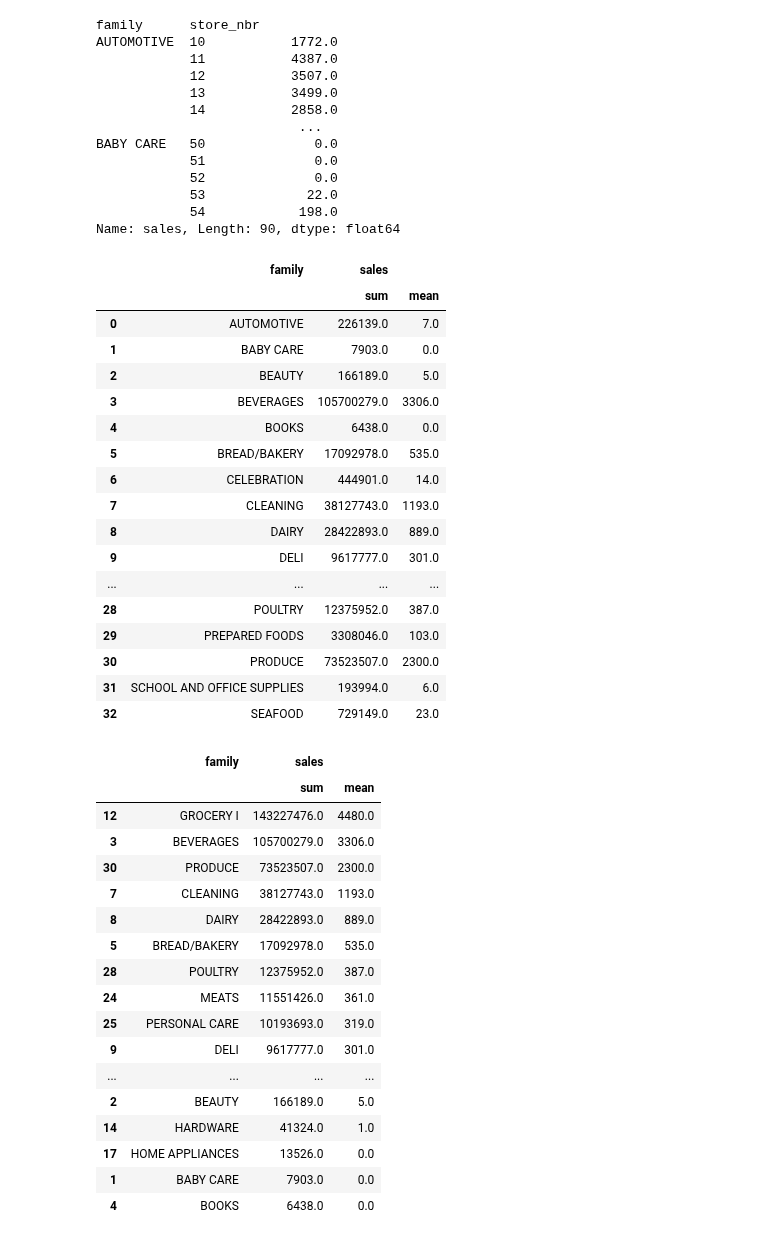
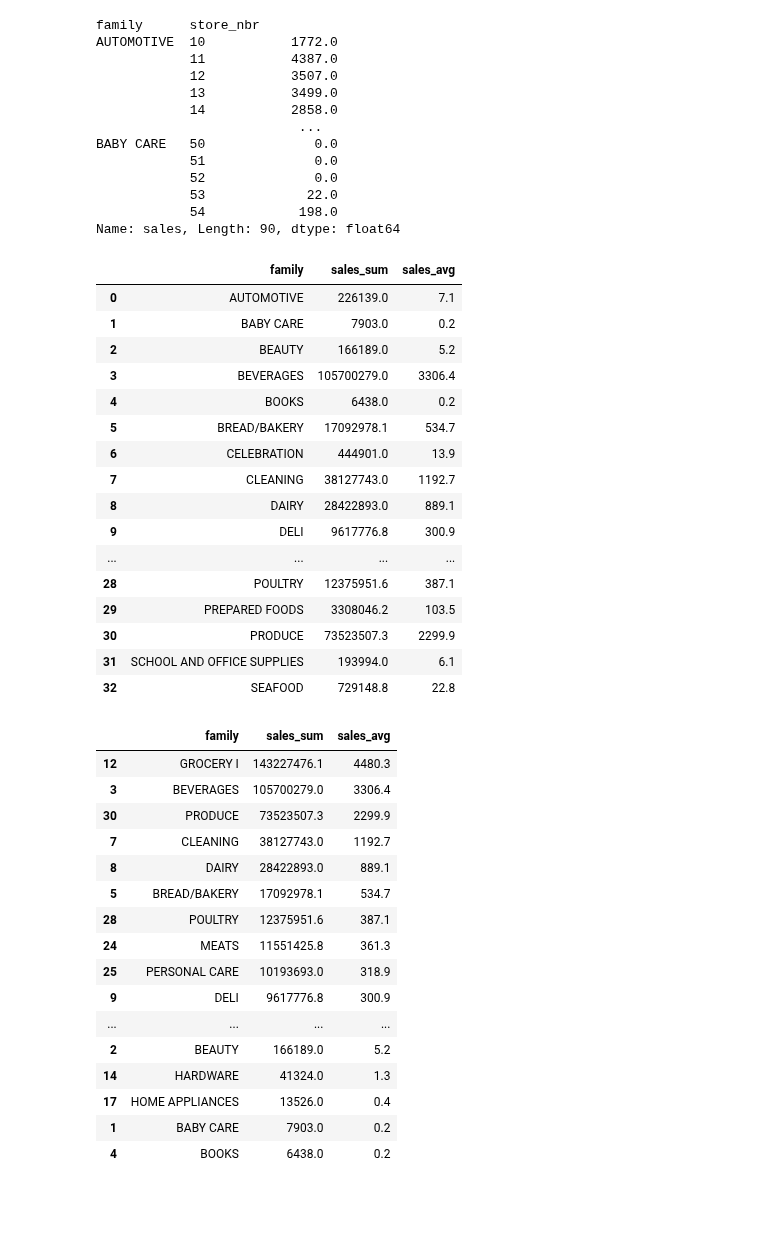
Before and after one commit to lingeshnafeax/DataScience, a Jupyter notebook: Numpy Pandas/DataFrame.ipynb, the cells around one changed output. Cells and saved outputs as stored; diff of their text form; code cells hidden in the pictures; blank space fills up the shorter version.

```diff
--- a/Numpy Pandas/DataFrame.ipynb
+++ b/Numpy Pandas/DataFrame.ipynb
@@ -44,46 +44,44 @@ BABY CARE   50              0.0
             54            198.0
 Name: sales, Length: 90, dtype: float64
 # %%
-sales=df.groupby(["family"],as_index=False).agg({"sales":["sum","mean"]}).round()
+sales=df.groupby(["family"],as_index=False).agg(sales_sum=("sales","sum"),sales_avg=("sales","mean")).round(1)
 # %%
-sales.index
+sales
 # %% [output]
-|  | family | sales |  |
-|  |  | sum | mean |
-| 0 | AUTOMOTIVE | 226139.0 | 7.0 |
-| 1 | BABY CARE | 7903.0 | 0.0 |
-| 2 | BEAUTY | 166189.0 | 5.0 |
-| 3 | BEVERAGES | 105700279.0 | 3306.0 |
-| 4 | BOOKS | 6438.0 | 0.0 |
-| 5 | BREAD/BAKERY | 17092978.0 | 535.0 |
-| 6 | CELEBRATION | 444901.0 | 14.0 |
-| 7 | CLEANING | 38127743.0 | 1193.0 |
-| 8 | DAIRY | 28422893.0 | 889.0 |
-| 9 | DELI | 9617777.0 | 301.0 |
+|  | family | sales_sum | sales_avg |
+| 0 | AUTOMOTIVE | 226139.0 | 7.1 |
+| 1 | BABY CARE | 7903.0 | 0.2 |
+| 2 | BEAUTY | 166189.0 | 5.2 |
+| 3 | BEVERAGES | 105700279.0 | 3306.4 |
+| 4 | BOOKS | 6438.0 | 0.2 |
+| 5 | BREAD/BAKERY | 17092978.1 | 534.7 |
+| 6 | CELEBRATION | 444901.0 | 13.9 |
+| 7 | CLEANING | 38127743.0 | 1192.7 |
+| 8 | DAIRY | 28422893.0 | 889.1 |
+| 9 | DELI | 9617776.8 | 300.9 |
 | ... | ... | ... | ... |
-| 28 | POULTRY | 12375952.0 | 387.0 |
-| 29 | PREPARED FOODS | 3308046.0 | 103.0 |
-| 30 | PRODUCE | 73523507.0 | 2300.0 |
-| 31 | SCHOOL AND OFFICE SUPPLIES | 193994.0 | 6.0 |
-| 32 | SEAFOOD | 729149.0 | 23.0 |
+| 28 | POULTRY | 12375951.6 | 387.1 |
+| 29 | PREPARED FOODS | 3308046.2 | 103.5 |
+| 30 | PRODUCE | 73523507.3 | 2299.9 |
+| 31 | SCHOOL AND OFFICE SUPPLIES | 193994.0 | 6.1 |
+| 32 | SEAFOOD | 729148.8 | 22.8 |
 # %%
-sales.sort_values(by=[("sales","sum")],ascending=False)
+sales.sort_values(by="sales_sum",ascending=False)
 # %% [output]
-|  | family | sales |  |
-|  |  | sum | mean |
-| 12 | GROCERY I | 143227476.0 | 4480.0 |
-| 3 | BEVERAGES | 105700279.0 | 3306.0 |
-| 30 | PRODUCE | 73523507.0 | 2300.0 |
-| 7 | CLEANING | 38127743.0 | 1193.0 |
-| 8 | DAIRY | 28422893.0 | 889.0 |
-| 5 | BREAD/BAKERY | 17092978.0 | 535.0 |
-| 28 | POULTRY | 12375952.0 | 387.0 |
-| 24 | MEATS | 11551426.0 | 361.0 |
-| 25 | PERSONAL CARE | 10193693.0 | 319.0 |
-| 9 | DELI | 9617777.0 | 301.0 |
+|  | family | sales_sum | sales_avg |
+| 12 | GROCERY I | 143227476.1 | 4480.3 |
+| 3 | BEVERAGES | 105700279.0 | 3306.4 |
+| 30 | PRODUCE | 73523507.3 | 2299.9 |
+| 7 | CLEANING | 38127743.0 | 1192.7 |
+| 8 | DAIRY | 28422893.0 | 889.1 |
+| 5 | BREAD/BAKERY | 17092978.1 | 534.7 |
+| 28 | POULTRY | 12375951.6 | 387.1 |
+| 24 | MEATS | 11551425.8 | 361.3 |
+| 25 | PERSONAL CARE | 10193693.0 | 318.9 |
+| 9 | DELI | 9617776.8 | 300.9 |
 | ... | ... | ... | ... |
-| 2 | BEAUTY | 166189.0 | 5.0 |
-| 14 | HARDWARE | 41324.0 | 1.0 |
-| 17 | HOME APPLIANCES | 13526.0 | 0.0 |
-| 1 | BABY CARE | 7903.0 | 0.0 |
-| 4 | BOOKS | 6438.0 | 0.0 |
+| 2 | BEAUTY | 166189.0 | 5.2 |
+| 14 | HARDWARE | 41324.0 | 1.3 |
+| 17 | HOME APPLIANCES | 13526.0 | 0.4 |
+| 1 | BABY CARE | 7903.0 | 0.2 |
+| 4 | BOOKS | 6438.0 | 0.2 |
```
Also changed, not shown: parts of 9 cells of this notebook.
